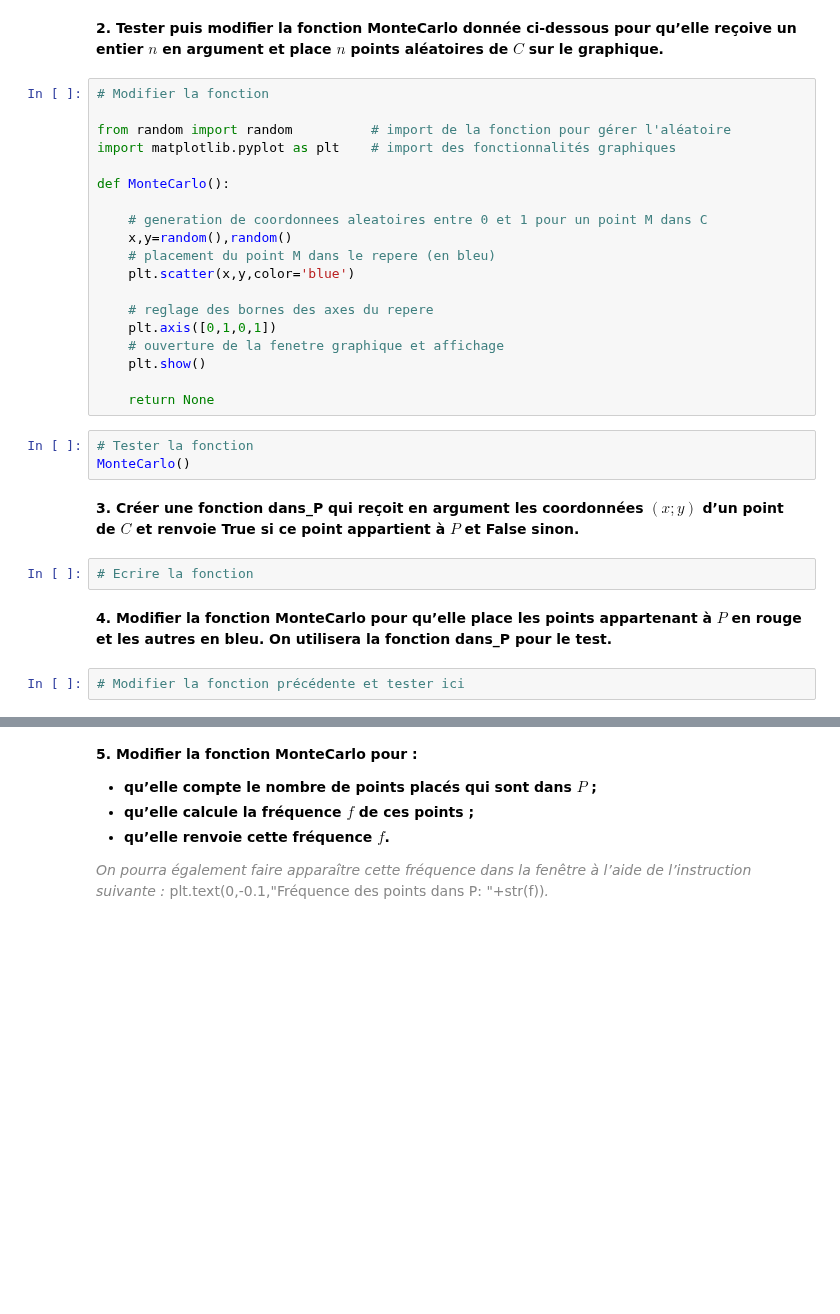
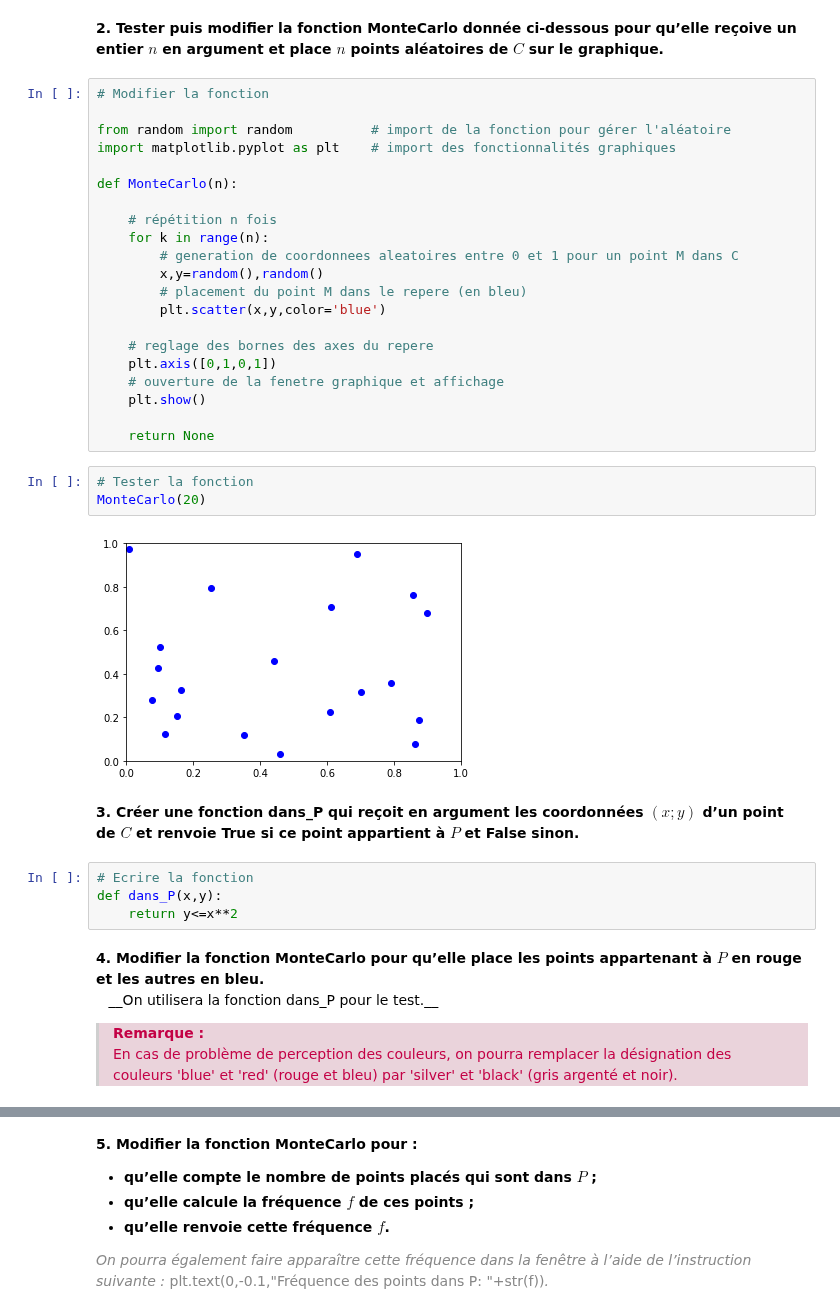
Before and after one commit to PythonLycee/PyLyc, a Jupyter notebook: Monte_Carlo.ipynb, the cells around one changed output, grey strips where cells are left out. Cells and saved outputs as stored; diff of their text form; blank space fills up the shorter version.

```diff
--- a/Monte_Carlo.ipynb
+++ b/Monte_Carlo.ipynb
@@ -37,12 +37,14 @@ __2. Tester puis modifier la fonction MonteCarlo donnée ci-dessous pour qu’el
 from random import random          # import de la fonction pour gérer l'aléatoire
 import matplotlib.pyplot as plt    # import des fonctionnalités graphiques
 
-def MonteCarlo():
+def MonteCarlo(n):
 
-    # generation de coordonnees aleatoires entre 0 et 1 pour un point M dans C
-    x,y=random(),random()
-    # placement du point M dans le repere (en bleu)
-    plt.scatter(x,y,color='blue')
+    # répétition n fois
+    for k in range(n):
+        # generation de coordonnees aleatoires entre 0 et 1 pour un point M dans C
+        x,y=random(),random()
+        # placement du point M dans le repere (en bleu)
+        plt.scatter(x,y,color='blue')
 
     # reglage des bornes des axes du repere
     plt.axis([0,1,0,1])
@@ -52,12 +54,19 @@ def MonteCarlo():
     return None
 # %%
 # Tester la fonction
-MonteCarlo()
+MonteCarlo(20)
+# %% [output]
+[figure, added]
 # %% [markdown]
 __3. Créer une fonction dans_P qui reçoit en argument les coordonnées $(x;y)$ d’un point de $C$ et renvoie True si ce point appartient à $P$ et False sinon.__
 # %%
 # Ecrire la fonction
+def dans_P(x,y):
+    return y<=x**2
 # %% [markdown]
-__4. Modifier la fonction MonteCarlo pour qu’elle place les points appartenant à $P$ en rouge et les autres en bleu. On utilisera la fonction dans_P pour le test.__
+__4. Modifier la fonction MonteCarlo pour qu’elle place les points appartenant à $P$ en rouge et les autres en bleu.__<br>
+$\;\;\;$__On utilisera la fonction dans_P pour le test.__
+
+<BLOCKQUOTE style="background-color:#EAD3DB; color:#C30145;">
+    <strong>Remarque :</strong><br> En cas de problème de perception des couleurs, on pourra remplacer la désignation des couleurs 'blue' et 'red' (rouge et bleu) par 'silver' et 'black' (gris argenté et noir).
+</BLOCKQUOTE>
-# %%
-# Modifier la fonction précédente et tester ici
```
Also changed, not shown: parts of 5 cells of this notebook, 1 other file.
